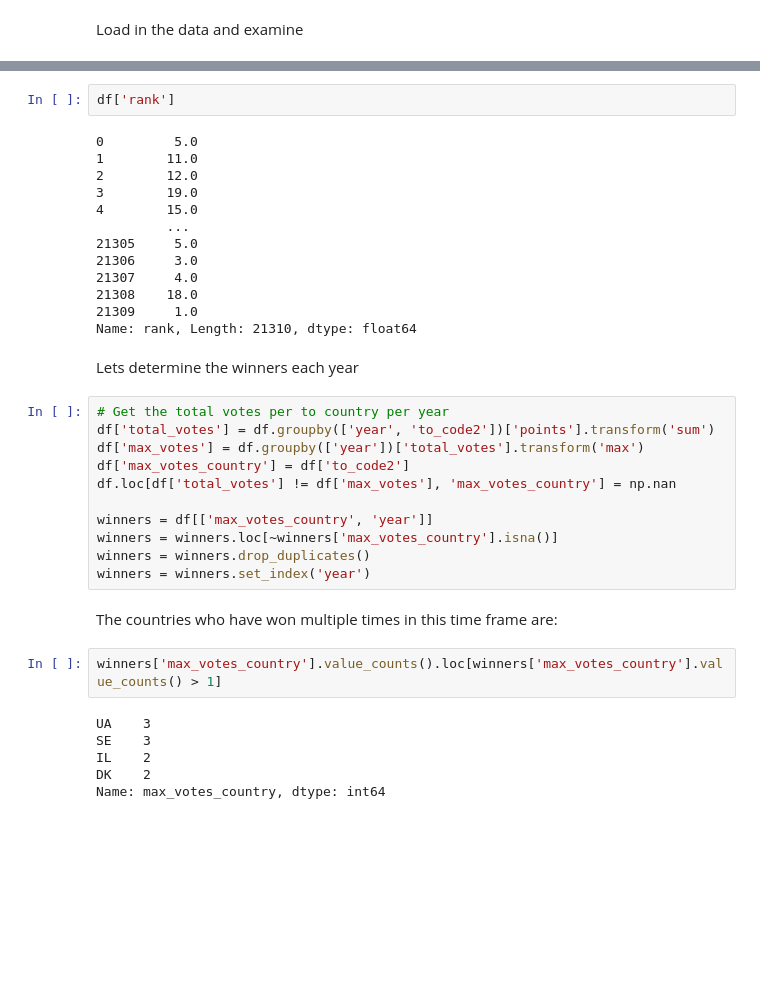
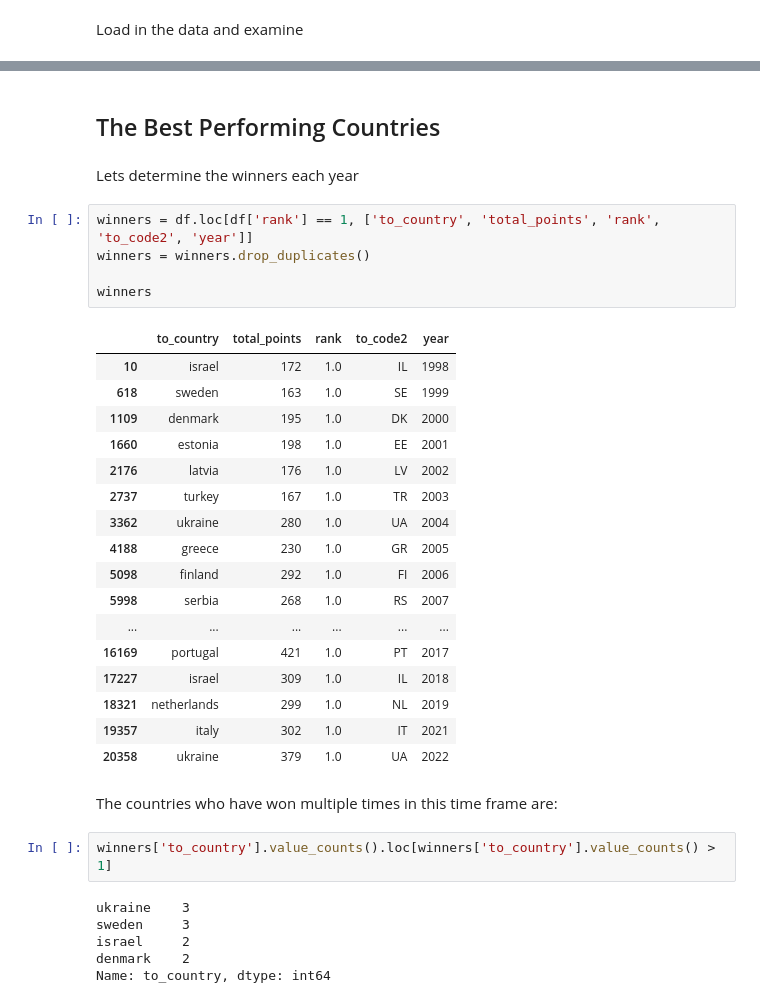
Before and after one commit to KatrionaGoldmann/Eurovision_TDS, a Jupyter notebook: eurovision/notebooks/story.ipynb, the cells around one changed output, grey strips where cells are left out. Saved outputs shown, nothing was run; the diff lists cells and outputs as text; blank space fills up the shorter version.

```diff
--- a/eurovision/notebooks/story.ipynb
+++ b/eurovision/notebooks/story.ipynb
@@ -20,39 +34,38 @@ df.tail()
 5 rows × 27 columns
-# %%
-df['rank']
-# %% [output]
-0         5.0
-1        11.0
-2        12.0
-3        19.0
-4        15.0
-         ...
-21305     5.0
-21306     3.0
-21307     4.0
-21308    18.0
-21309     1.0
-Name: rank, Length: 21310, dtype: float64
+# %% [markdown]
+## The Best Performing Countries
 # %% [markdown]
 Lets determine the winners each year
-# %%
-# Get the total votes per to country per year
-df['total_votes'] = df.groupby(['year', 'to_code2'])['points'].transform('sum')
-df['max_votes'] = df.groupby(['year'])['total_votes'].transform('max')
-df['max_votes_country'] = df['to_code2']
-df.loc[df['total_votes'] != df['max_votes'], 'max_votes_country'] = np.nan
-
-winners = df[['max_votes_country', 'year']]
-winners = winners.loc[~winners['max_votes_country'].isna()]
-winners = winners.drop_duplicates()
-winners = winners.set_index('year')
+# %%
+winners = df.loc[df['rank'] == 1, ['to_country', 'total_points', 'rank', 'to_code2', 'year']]
+winners = winners.drop_duplicates()
+
+winners
+# %% [output]
+|  | to_country | total_points | rank | to_code2 | year |
+| 10 | israel | 172 | 1.0 | IL | 1998 |
+| 618 | sweden | 163 | 1.0 | SE | 1999 |
+| 1109 | denmark | 195 | 1.0 | DK | 2000 |
+| 1660 | estonia | 198 | 1.0 | EE | 2001 |
+| 2176 | latvia | 176 | 1.0 | LV | 2002 |
+| 2737 | turkey | 167 | 1.0 | TR | 2003 |
+| 3362 | ukraine | 280 | 1.0 | UA | 2004 |
+| 4188 | greece | 230 | 1.0 | GR | 2005 |
+| 5098 | finland | 292 | 1.0 | FI | 2006 |
+| 5998 | serbia | 268 | 1.0 | RS | 2007 |
+| ... | ... | ... | ... | ... | ... |
+| 16169 | portugal | 421 | 1.0 | PT | 2017 |
+| 17227 | israel | 309 | 1.0 | IL | 2018 |
+| 18321 | netherlands | 299 | 1.0 | NL | 2019 |
+| 19357 | italy | 302 | 1.0 | IT | 2021 |
+| 20358 | ukraine | 379 | 1.0 | UA | 2022 |
 # %% [markdown]
 The countries who have won multiple times in this time frame are:
 # %%
-winners['max_votes_country'].value_counts().loc[winners['max_votes_country'].value_counts() > 1]
+winners['to_country'].value_counts().loc[winners['to_country'].value_counts() > 1]
 # %% [output]
-UA    3
-SE    3
-IL    2
-DK    2
-Name: max_votes_country, dtype: int64
+ukraine    3
+sweden     3
+israel     2
+denmark    2
+Name: to_country, dtype: int64
```
Also changed, not shown: parts of 9 cells of this notebook.
